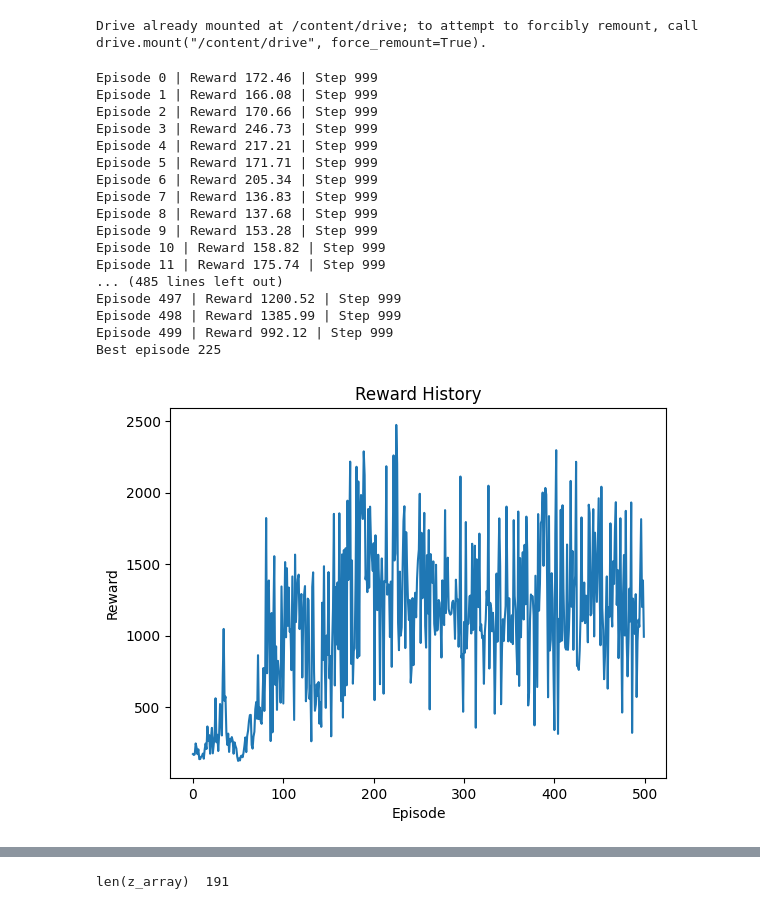
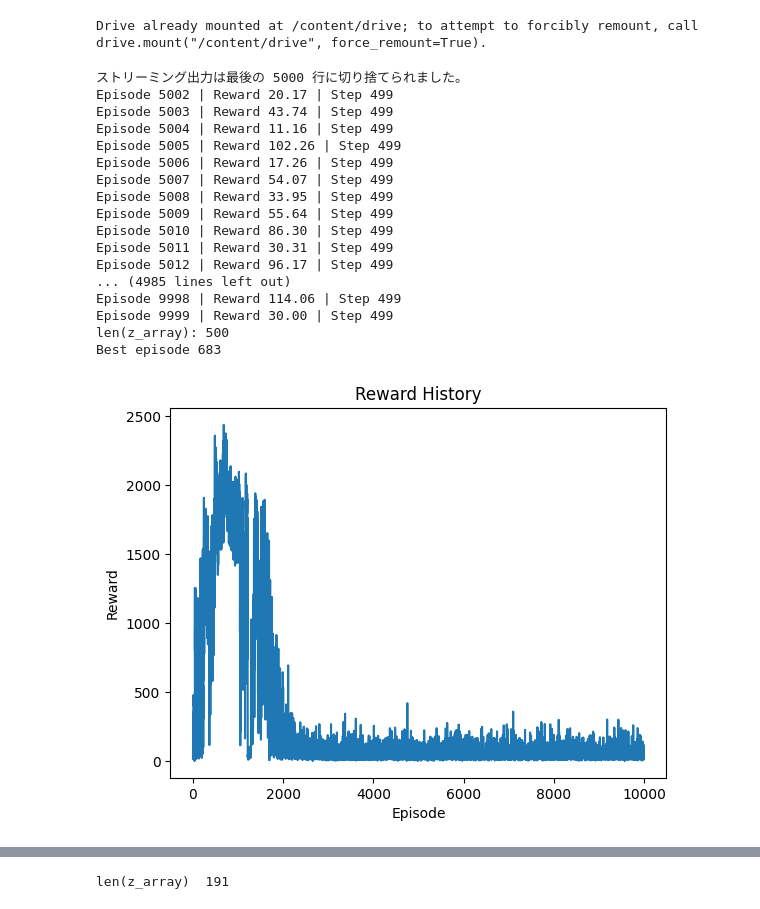
Before and after one commit to tamaki-gth/cartpole_project, a Jupyter notebook: 2link_ipynb_のコピー.ipynb, the cells around one changed output, grey strips where cells are left out. Drawn from its saved outputs; the diff is of its cells as text; code cells hidden in the pictures.

```diff
--- a/2link_ipynb_のコピー.ipynb
+++ b/2link_ipynb_のコピー.ipynb
@@ -78,10 +78,12 @@ class TwolinkEnv:
 
     def reset(self):
         self.z = np.array([0.0, 0.0, 0.0, 0.0])
+        self.max_R = 0.0  # エピソード内の最高飛距離を記憶
+        self.steps = 0
         return self.z
 
     def step(self, action):
-
+        self.steps+=1
         tau1, tau2 = action
 
         tau1 = np.clip(tau1, -self.trq_limit_1, self.trq_limit_1)
@@ -99,12 +101,20 @@ class TwolinkEnv:
         else:
           R=0.0
 
+        #最高飛距離を更新
+        if R>self.max_R:
+          self.max_R=R
+
+
         ce1 = abs(tau1 * theta1_dot) * DT
         ce2 = abs(tau2 * theta2_dot) * DT
         ce_step = ce1 + ce2
 
-        reward=R-self.scale*ce_step
+        reward=-self.scale*ce_step
         done = False
+        if self.steps >= 500:  # 2秒で打ち切り
+            done = True
+            reward += self.max_R * 10.0  # 飛距離のボーナスを最後に大きく与える
 
         return self.z, reward, done, {}
 # %%
@@ -242,8 +266,10 @@ def save_animation(z_array, l1, l2,filename="2link.mp4"):
 Drive already mounted at /content/drive; to attempt to forcibly remount, call drive.mount("/content/drive", force_remount=True).
 # %%
 import numpy as np
+import os
 
 def train():
+
     env = TwolinkEnv()
     agent = PPO()
     best_reward = -float("inf")
@@ -251,8 +277,8 @@ def train():
 
     rewards_history=[]
 
-    max_episodes = 500
-    max_steps = 1000
+    max_episodes = 10000
+    max_steps = 500
 
     max_timesteps = max_episodes * max_steps
     timesteps_so_far = 0
@@ -319,48 +345,53 @@ def train():
           torch.save(agent.model.state_dict(),"/content/drive/MyDrive/lab_activity/2link/weights/best.pth")
           best_episode = episode
 
         if episode % 100 == 0:
           torch.save(agent.model.state_dict(),f"/content/drive/MyDrive/lab_activity/2link/weights/ep{episode}.pth")
 
         #torch.save(agent.model.state_dict(), f"/content/drive/MyDrive/lab_activity/weights/ep{episode}.pth")
 
         print(f"Episode {episode} | Reward {total_reward:.2f} | Step {t}")
 
         rewards_history.append(total_reward)
 
         if record:
 
+            states_record = np.array(memory['states'])
+            actions_record = np.array(memory['actions'])
+            np.save("/content/drive/MyDrive/lab_activity/2link/states.npy", states_record)
+            np.save("/content/drive/MyDrive/lab_activity/2link/actions.npy", actions_record)
+            save_animation(states_record, l1, l2)
             print(f"Best episode {best_episode}")
 
             plt.figure()
             plt.plot(rewards_history)
             plt.xlabel("Episode")
             plt.ylabel("Reward")
             plt.title("Reward History")
             plt.show()
 
 
 
 
 
 
 train()
 # %% [output]
-Episode 0 | Reward 172.46 | Step 999
-Episode 1 | Reward 166.08 | Step 999
-Episode 2 | Reward 170.66 | Step 999
-Episode 3 | Reward 246.73 | Step 999
-Episode 4 | Reward 217.21 | Step 999
-Episode 5 | Reward 171.71 | Step 999
-Episode 6 | Reward 205.34 | Step 999
-Episode 7 | Reward 136.83 | Step 999
-Episode 8 | Reward 137.68 | Step 999
-Episode 9 | Reward 153.28 | Step 999
-Episode 10 | Reward 158.82 | Step 999
-Episode 11 | Reward 175.74 | Step 999
-... (485 lines left out)
-Episode 497 | Reward 1200.52 | Step 999
-Episode 498 | Reward 1385.99 | Step 999
-Episode 499 | Reward 992.12 | Step 999
-Best episode 225
+ストリーミング出力は最後の 5000 行に切り捨てられました。
+Episode 5002 | Reward 20.17 | Step 499
+Episode 5003 | Reward 43.74 | Step 499
+Episode 5004 | Reward 11.16 | Step 499
+Episode 5005 | Reward 102.26 | Step 499
+Episode 5006 | Reward 17.26 | Step 499
+Episode 5007 | Reward 54.07 | Step 499
+Episode 5008 | Reward 33.95 | Step 499
+Episode 5009 | Reward 55.64 | Step 499
+Episode 5010 | Reward 86.30 | Step 499
+Episode 5011 | Reward 30.31 | Step 499
+Episode 5012 | Reward 96.17 | Step 499
+... (4985 lines left out)
+Episode 9998 | Reward 114.06 | Step 499
+Episode 9999 | Reward 30.00 | Step 499
+len(z_array): 500
+Best episode 683
-[figure, old version]
+[figure, new version]
```
Also changed, not shown: parts of 7 cells of this notebook.
